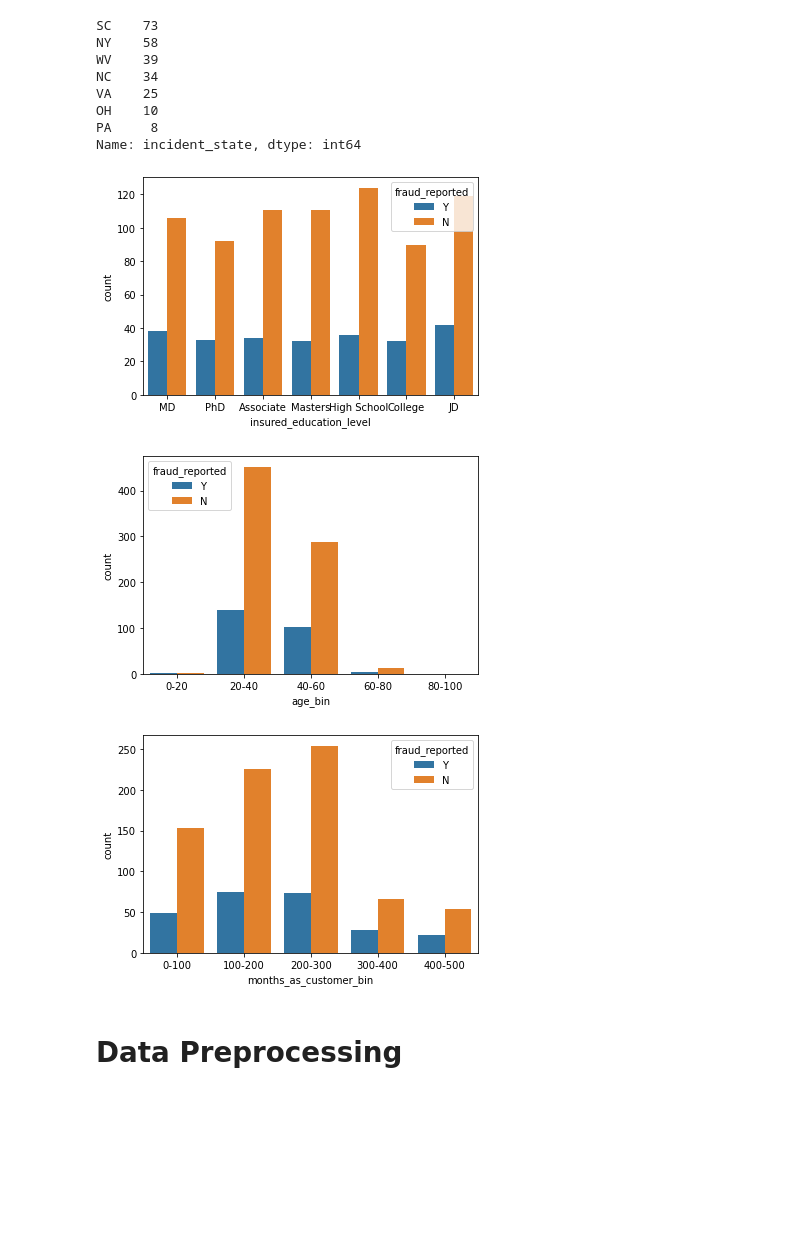
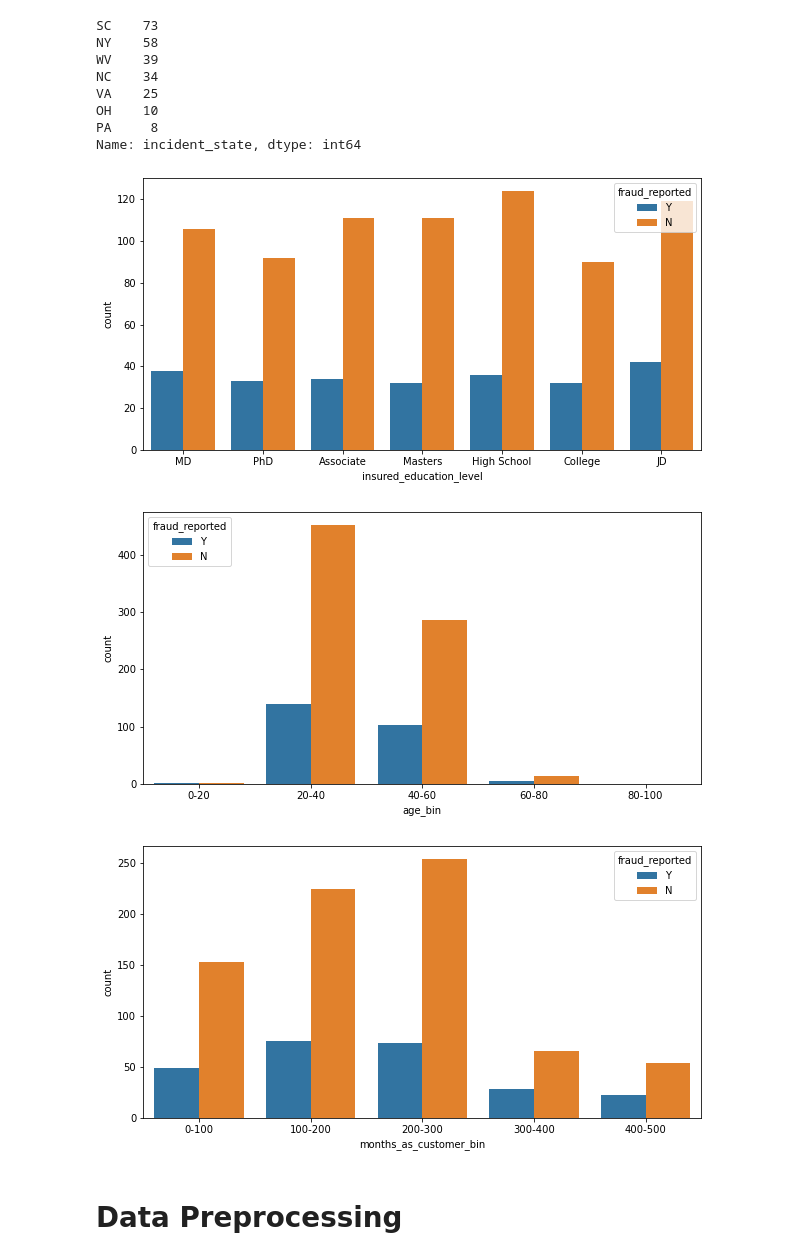
Before and after one commit to placenciohid/ACTISCI657-GroupProject, a Jupyter notebook: Insurance Claims Analysis.ipynb, the cells around one changed output. Cells and saved outputs as stored; diff of their text form; code cells hidden in the pictures; blank space fills up the shorter version.

```diff
--- a/Insurance Claims Analysis.ipynb
+++ b/Insurance Claims Analysis.ipynb
@@ -205,25 +263,28 @@ fig.update_layout(
 fig.show();
 # %%
 # Plot Breakdown of insuranced education claim group by fraud_reported
+plt.figure(figsize=(10,5))
 sns.countplot(df['insured_education_level'],hue=df['fraud_reported']);
 # %% [output]
-[figure, old version]
+[figure, new version]
 # %%
 # Bin the age column group by fraud_reported
 df['age_bin']=pd.cut(df['age'],bins=[0,20,40,60,80,100],labels=['0-20','20-40','40-60','60-80','80-100'])
 
 # Plot Breakdown of insuranced age claim group by fraud_reported
+plt.figure(figsize=(10,5))
 sns.countplot(df['age_bin'],hue=df['fraud_reported']);
 # %% [output]
-[figure, old version]
+[figure, new version]
 # %%
 # Bin the months_as_customer column group by fraud_reported
 df['months_as_customer_bin']=pd.cut(df['months_as_customer'],bins=[0,100,200,300,400,500],labels=['0-100','100-200','200-300','300-400','400-500'])
 
 # Plot Breakdown of insuranced months_as_customer claim group by fraud_reported
+plt.figure(figsize=(10,5))
 sns.countplot(df['months_as_customer_bin'],hue=df['fraud_reported']);
 # %% [output]
-[figure, old version]
+[figure, new version]
 # %% [markdown]
 # Data Preprocessing
 # %% [markdown]
```
Also changed, not shown: parts of 60 cells of this notebook, 1 other file.
